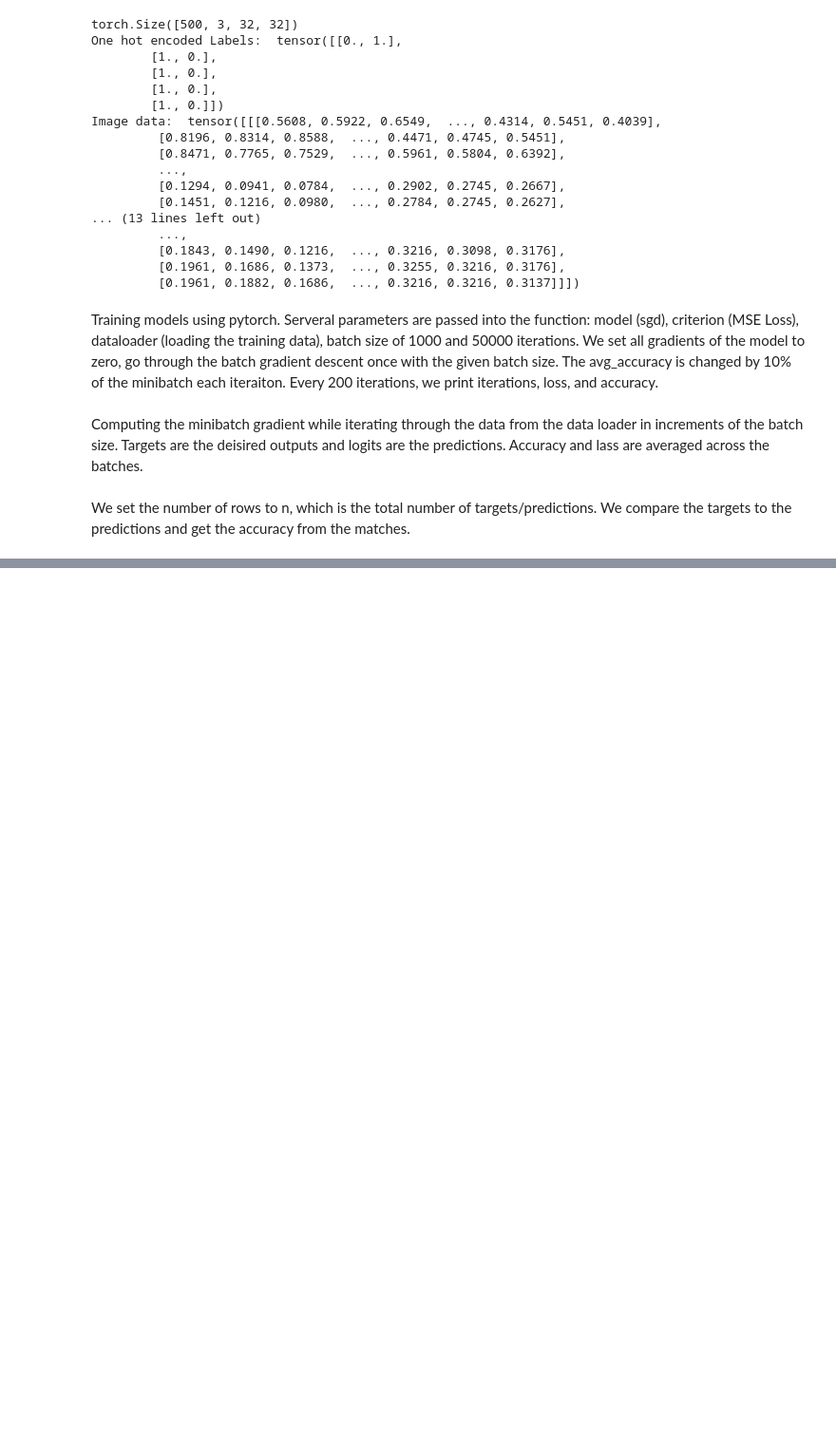
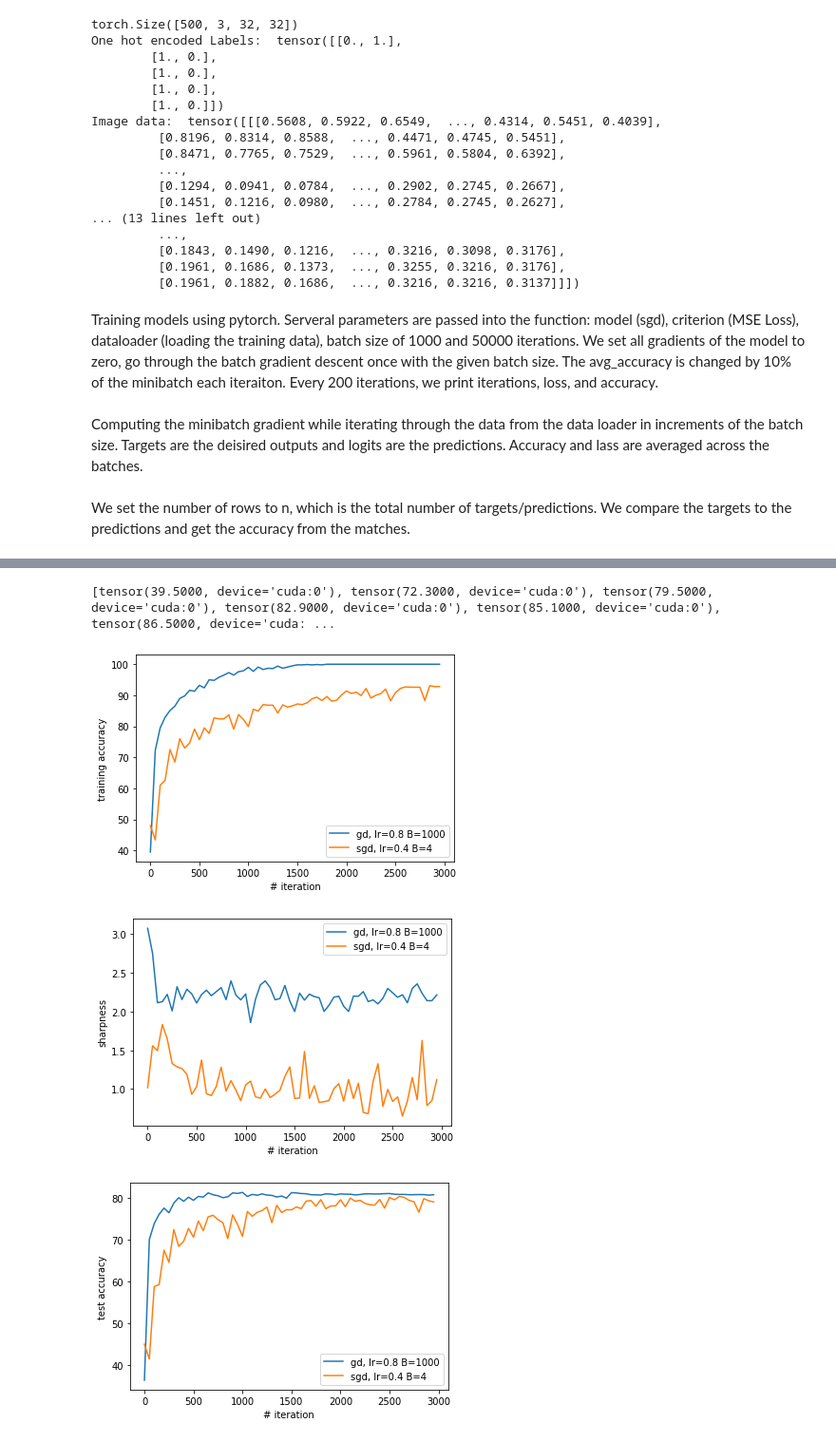
Before and after one commit to Rishab057/MachineLearningProject, a Jupyter notebook: code/our_code.ipynb, the cells around one changed output, grey strips where cells are left out. Shown: that part at 95% size. Cells and saved outputs as stored; diff of their text form; code cells hidden in the pictures; blank space fills up the shorter version.

```diff
--- a/code/our_code.ipynb
+++ b/code/our_code.ipynb
@@ -652,0 +782,35 @@ plt.show()
+# %%
+import matplotlib.pyplot as plt
+
+iterations = [i for i in range(0, total_iters, n_iters)]
+
+print(train_accuracies_list[0])
+
+# training
+for i in range(len(train_accuracies_list)):
+    plt.plot(iterations, train_accuracies_list[i], label= str(configs[i][0]) + ", lr=" + str(configs[i][1]) + " B=" + str(configs[i][2]))
+plt.legend()
+plt.xlabel("# iteration")
+plt.ylabel("training accuracy")
+plt.show()
+
+# sharpness
+for i in range(len(sharpnesses_list)):
+    plt.plot(iterations, sharpnesses_list[i], label= str(configs[i][0]) + ", lr=" + str(configs[i][1]) + " B=" + str(configs[i][2]))
+plt.legend()
+plt.xlabel("# iteration")
+plt.ylabel("sharpness")
+plt.show()
+
+# testing
+for i in range(len(test_accuracies_list)):
+    plt.plot(iterations, test_accuracies_list[i], label= str(configs[i][0]) + ", lr=" + str(configs[i][1]) + " B=" + str(configs[i][2]))
+plt.legend()
+plt.xlabel("# iteration")
+plt.ylabel("test accuracy")
+plt.show()
+# %% [output]
+[tensor(39.5000, device='cuda:0'), tensor(72.3000, device='cuda:0'), tensor(79.5000, device='cuda:0'), tensor(82.9000, device='cuda:0'), tensor(85.1000, device='cuda:0'), tensor(86.5000, device='cuda: ...
+[figure, added]
+[figure, added]
+[figure, added]
```
Also changed, not shown: parts of 13 cells of this notebook.
